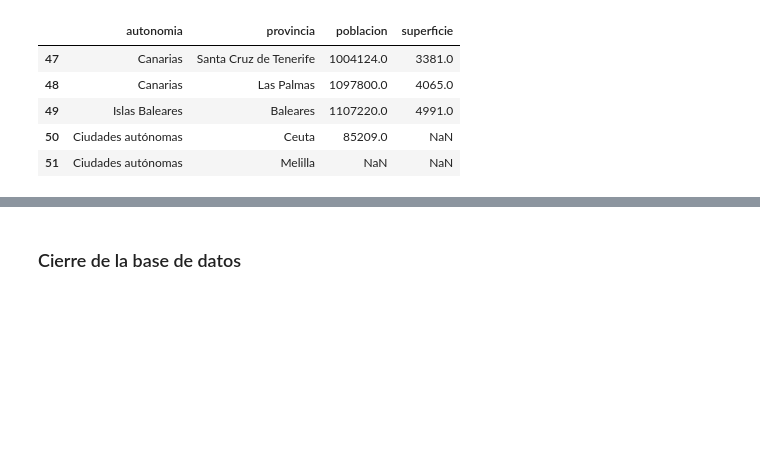
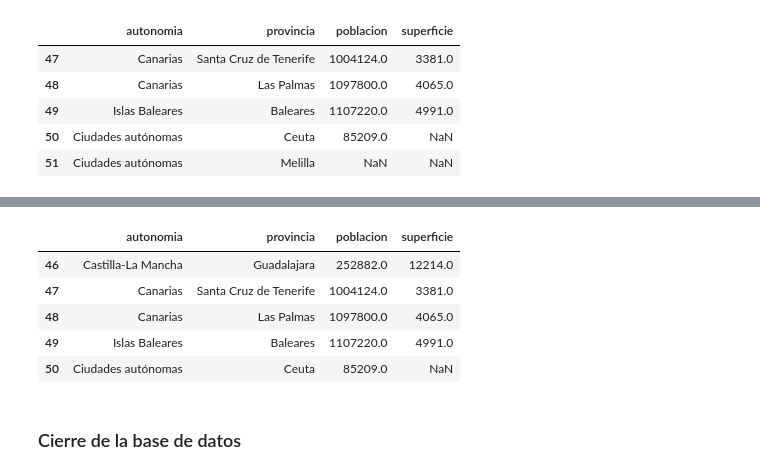
Before and after one commit to dblancoformacion/pandas_provincias, a Jupyter notebook: mysql.ipynb, the cells around one changed output, grey strips where cells are left out. Saved outputs shown, nothing was run; the diff lists cells and outputs as text; code cells hidden in the pictures; blank space fills up the shorter version.

Commit message:
DELETE FROM en pandas con df.drop()

```diff
--- a/mysql.ipynb
+++ b/mysql.ipynb
@@ -492,3 +525,13 @@ df.tail()
+# %%
+df = df.drop(df[df.poblacion.isna()].index)
+df.tail()
+# %% [output]
+|  | autonomia | provincia | poblacion | superficie |
+| 46 | Castilla-La Mancha | Guadalajara | 252882.0 | 12214.0 |
+| 47 | Canarias | Santa Cruz de Tenerife | 1004124.0 | 3381.0 |
+| 48 | Canarias | Las Palmas | 1097800.0 | 4065.0 |
+| 49 | Islas Baleares | Baleares | 1107220.0 | 4991.0 |
+| 50 | Ciudades autónomas | Ceuta | 85209.0 | NaN |
 # %% [markdown]
 ### Cierre de la base de datos
 # %%
```
Also changed, not shown: parts of 3 cells of this notebook.
